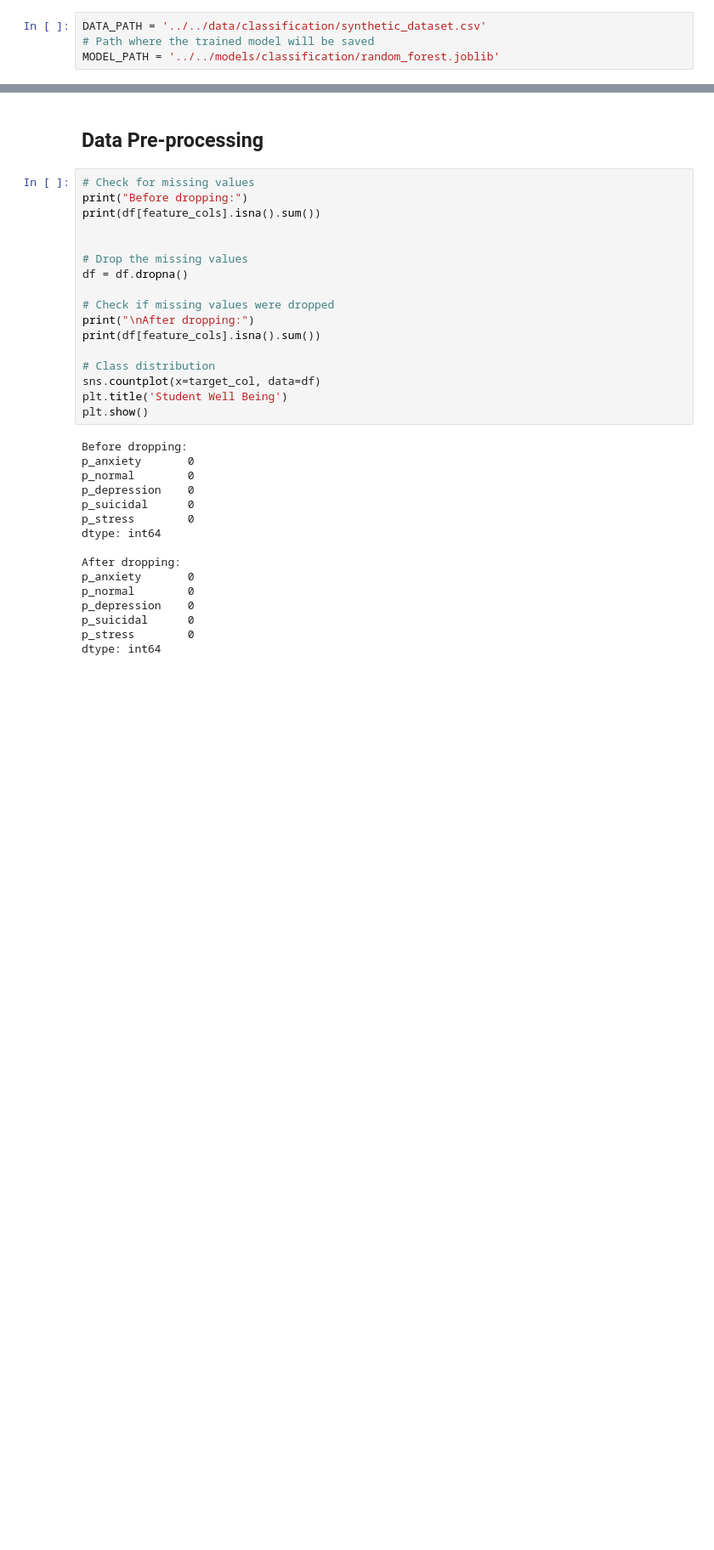
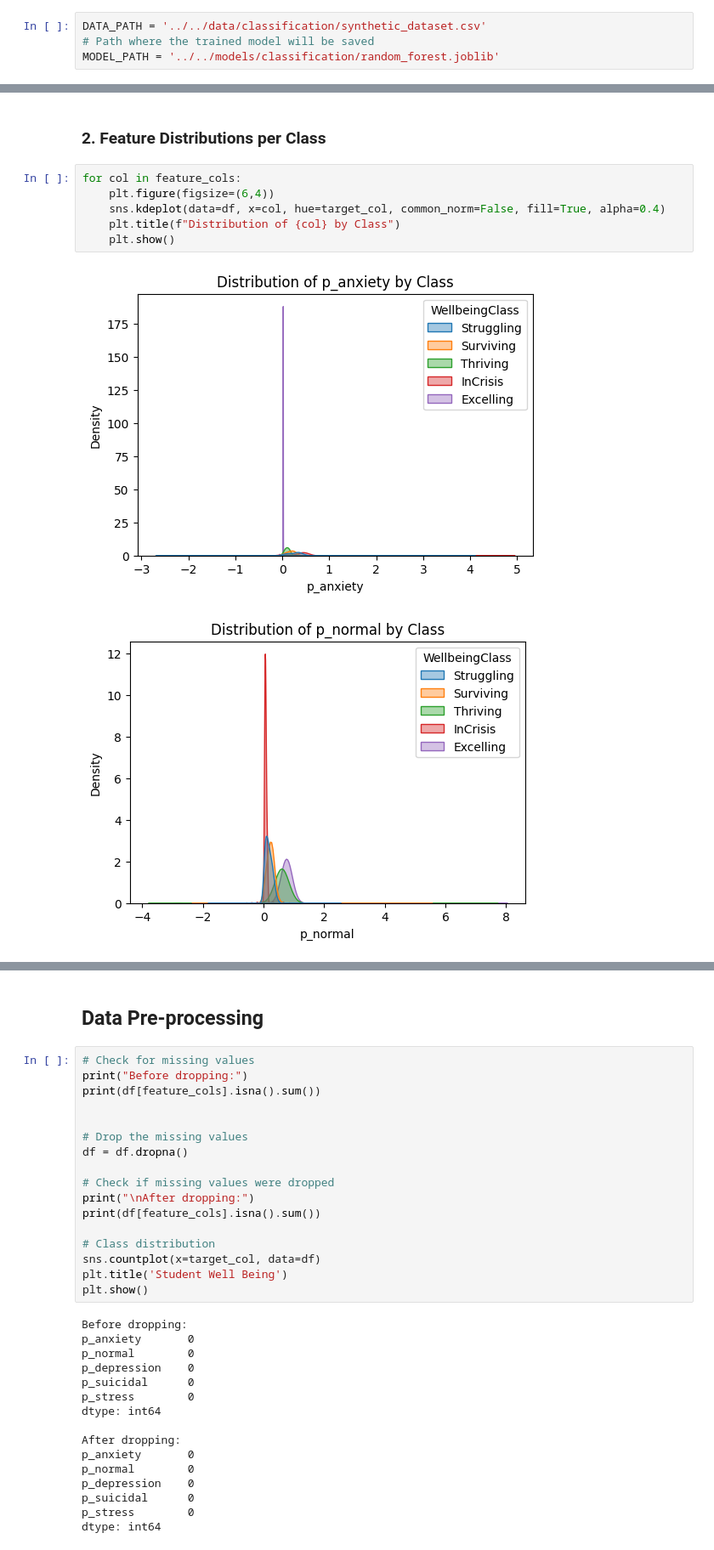
Before and after one commit to majiinB/Heron-wellnest-ml-model, a Jupyter notebook: notebooks/classification/random-forest.ipynb, the cells around one changed output, grey strips where cells are left out. Shown at 85% size. Saved outputs shown, nothing was run; the diff lists cells and outputs as text; blank space fills up the shorter version.

```diff
--- a/notebooks/classification/random-forest.ipynb
+++ b/notebooks/classification/random-forest.ipynb
@@ -55,0 +77,11 @@ Name: count, dtype: int64
+# %% [markdown]
+### **2. Feature Distributions per Class**
+# %%
+for col in feature_cols:
+    plt.figure(figsize=(6,4))
+    sns.kdeplot(data=df, x=col, hue=target_col, common_norm=False, fill=True, alpha=0.4)
+    plt.title(f"Distribution of {col} by Class")
+    plt.show()
+# %% [output]
+[figure, added]
+[figure, added]
```
Also changed, not shown: parts of 23 cells of this notebook, 1 other file.
